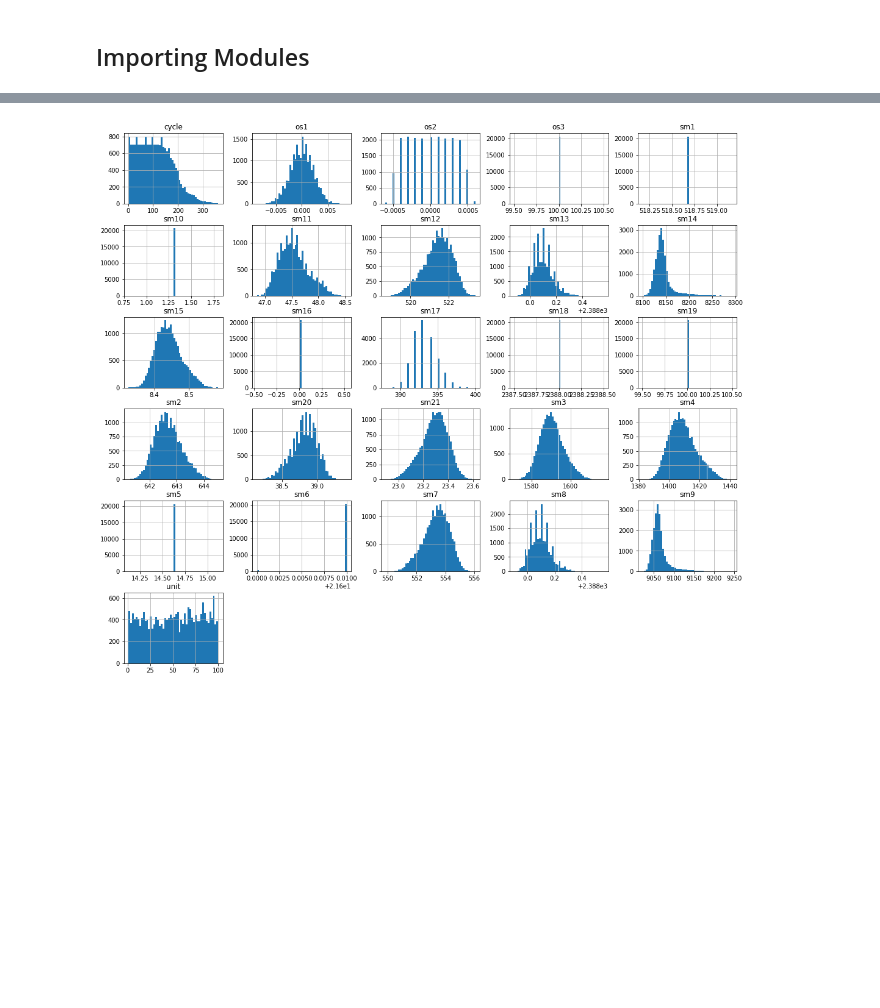
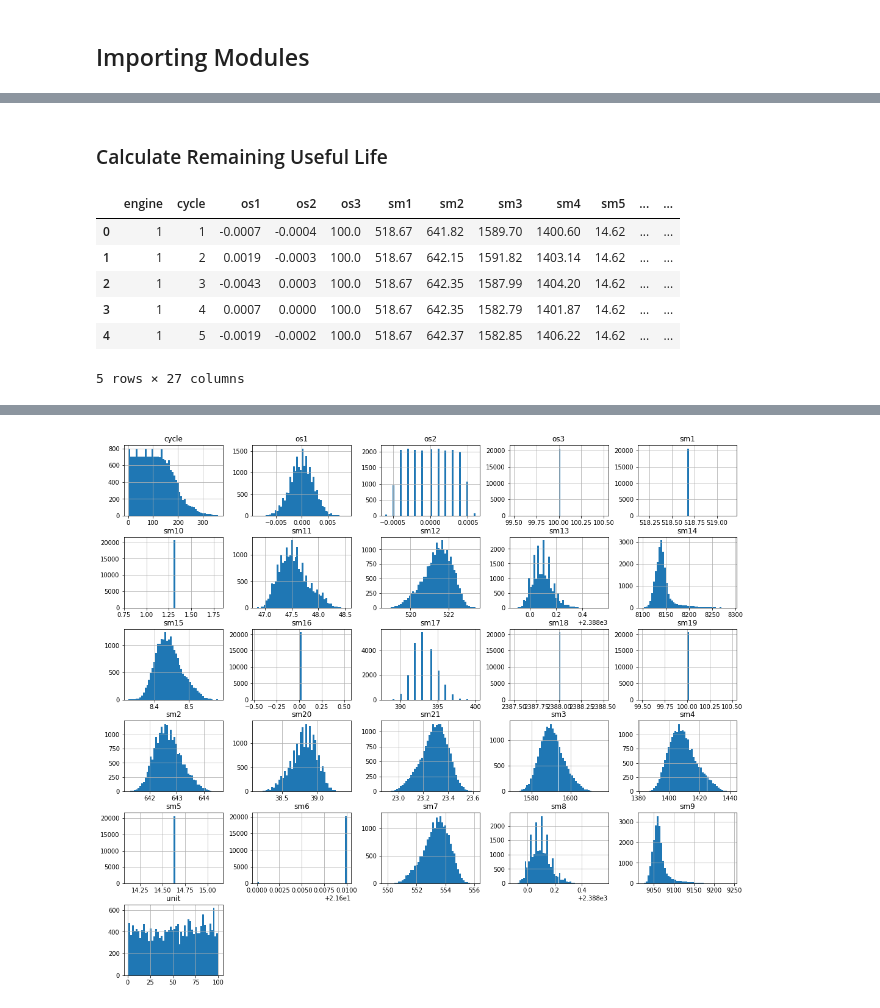
Before and after one commit to ebegen/Data-Science-Projects-with-Python, a Jupyter notebook: Nasa_Turbofan_Engine_Degradation/Turbofan_Engine_Degradation.ipynb, the cells around one changed output, grey strips where cells are left out. Drawn from its saved outputs; the diff is of its cells as text; code cells hidden in the pictures; blank space fills up the shorter version.

```diff
--- a/Nasa_Turbofan_Engine_Degradation/Turbofan_Engine_Degradation.ipynb
+++ b/Nasa_Turbofan_Engine_Degradation/Turbofan_Engine_Degradation.ipynb
@@ -82,3 +69,19 @@ train_df.describe().transpose()
 | sm19 | 20631.0 | 100.000000 | 0.000000e+00 | 100.0000 | 100.0000 | 100.0000 | 100.0000 | 100.0000 |
 | sm20 | 20631.0 | 38.816271 | 1.807464e-01 | 38.1400 | 38.7000 | 38.8300 | 38.9500 | 39.4300 |
 | sm21 | 20631.0 | 23.289705 | 1.082509e-01 | 22.8942 | 23.2218 | 23.2979 | 23.3668 | 23.6184 |
+# %% [markdown]
+### Calculate Remaining Useful Life
+# %%
+grp_by_engine = train_df.groupby(['engine']).agg({'cycle' : 'max'}).reset_index()
+grp_by_engine.rename(columns = {'cycle' : 'total_cycles'}, inplace = True)
+data_d = train_df.merge(grp_by_engine, how = 'left', left_on = 'engine', right_on = 'engine')
+train_df['RUL'] = data_d.apply(lambda r: int(r['total_cycles'] - r['cycle']), axis = 1)
+train_df.head()
+# %% [output]
+|  | engine | cycle | os1 | os2 | os3 | sm1 | sm2 | sm3 | sm4 | sm5 | ... | ... |
+| 0 | 1 | 1 | -0.0007 | -0.0004 | 100.0 | 518.67 | 641.82 | 1589.70 | 1400.60 | 14.62 | ... | ... |
+| 1 | 1 | 2 | 0.0019 | -0.0003 | 100.0 | 518.67 | 642.15 | 1591.82 | 1403.14 | 14.62 | ... | ... |
+| 2 | 1 | 3 | -0.0043 | 0.0003 | 100.0 | 518.67 | 642.35 | 1587.99 | 1404.20 | 14.62 | ... | ... |
+| 3 | 1 | 4 | 0.0007 | 0.0000 | 100.0 | 518.67 | 642.35 | 1582.79 | 1401.87 | 14.62 | ... | ... |
+| 4 | 1 | 5 | -0.0019 | -0.0002 | 100.0 | 518.67 | 642.37 | 1582.85 | 1406.22 | 14.62 | ... | ... |
+5 rows × 27 columns
```
Also changed, not shown: parts of 25 cells of this notebook.
